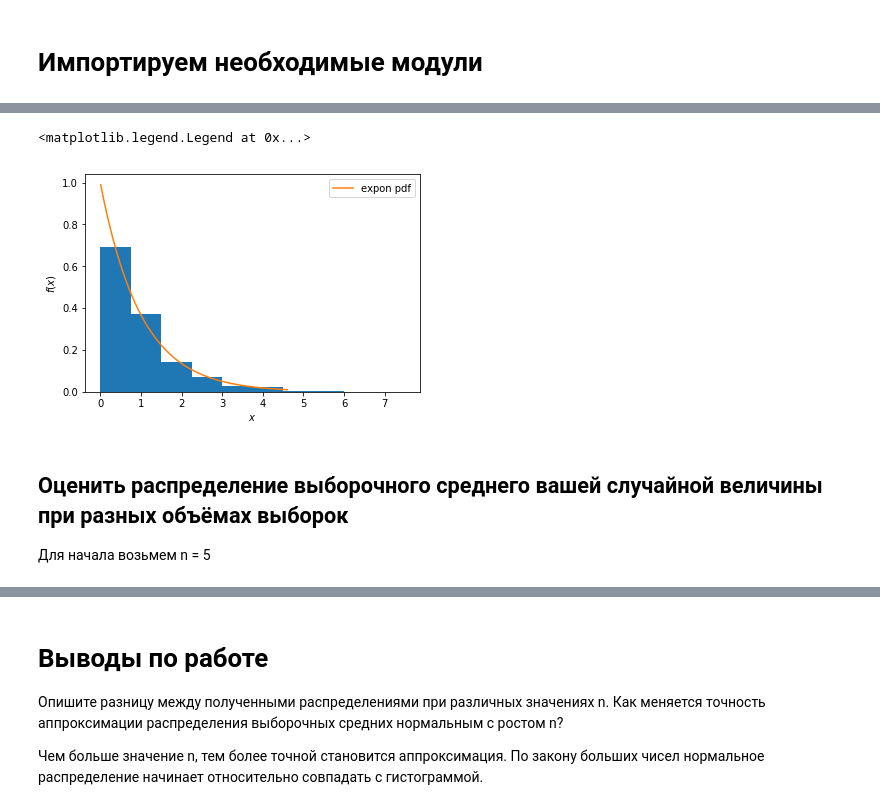
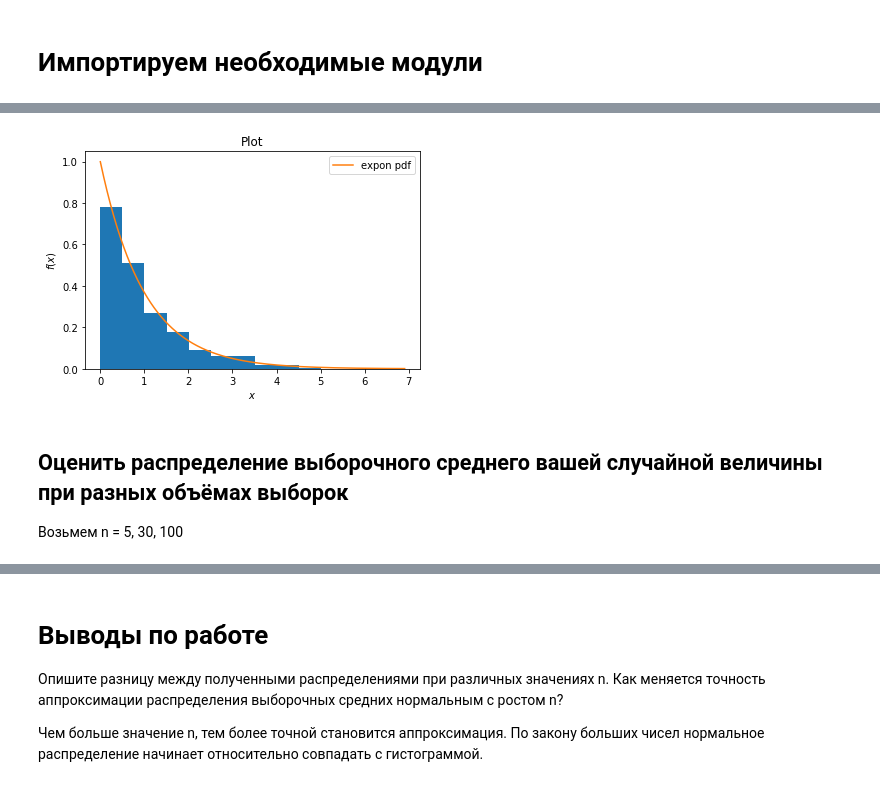
Before and after one commit to Lunmijo/Exponential-distribution, a Jupyter notebook: Exponential distribution.ipynb, the cells around one changed output, grey strips where cells are left out. Drawn from its saved outputs; the diff is of its cells as text; code cells hidden in the pictures.

```diff
--- a/Exponential distribution.ipynb
+++ b/Exponential distribution.ipynb
@@ -25,16 +27,16 @@ density - вместо normed потому что иначе получаю пр
 # %%
 exp_arr = expon.rvs(size=1000)
-x = np.linspace(expon.ppf(0.01), expon.ppf(0.99), 1000)
+x = np.linspace(expon.ppf(0.001), expon.ppf(0.999), 1000)
 plt.hist(exp_arr, density=True, histtype='stepfilled')
 plt.plot(x, expon.pdf(x), label='expon pdf')
 plt.ylabel('$f(x)$')
 plt.xlabel('$x$')
 plt.legend(loc='best')
+_ = plt.title(u'Plot')
 # %% [output]
-<matplotlib.legend.Legend at 0x...>
-[figure, old version]
+[figure, new version]
 # %% [markdown]
 ## Оценить распределение выборочного среднего вашей случайной величины при разных объёмах выборок
 
-Для начала возьмем n = 5
+Возьмем n = 5, 30, 100
 # %%
```
Also changed, not shown: parts of 3 cells of this notebook.
